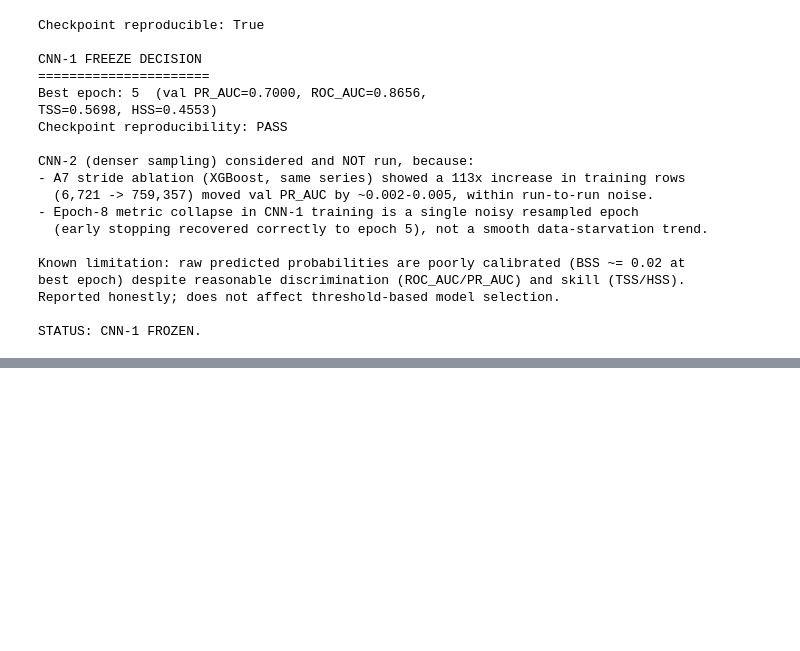
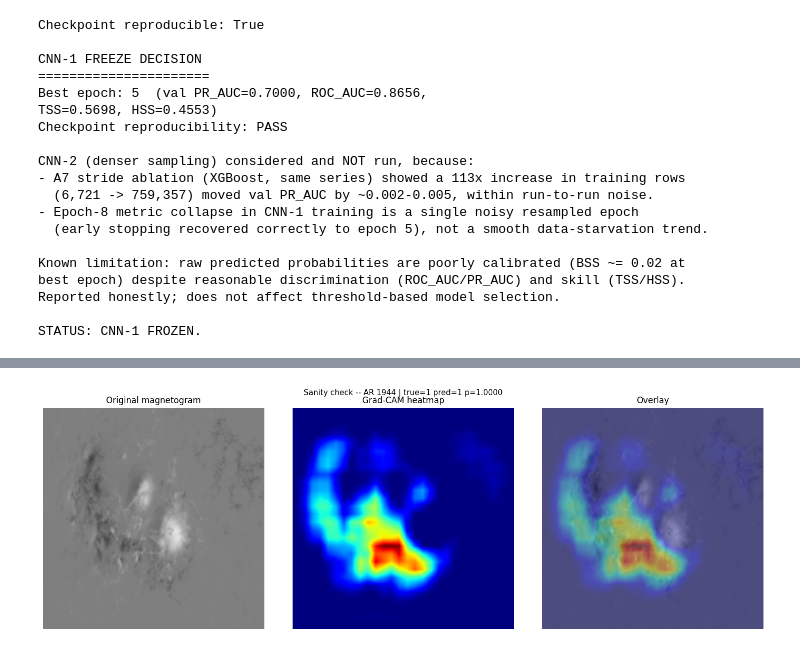
Before and after one commit to EsayasDS/Solar-flare-forecasting, a Jupyter notebook: solar-flare-forecasting.ipynb, the cells around one changed output, grey strips where cells are left out. Saved outputs shown, nothing was run; the diff lists cells and outputs as text; code cells hidden in the pictures; blank space fills up the shorter version.

```diff
--- a/solar-flare-forecasting.ipynb
+++ b/solar-flare-forecasting.ipynb
@@ -2158,0 +4648,91 @@ VERDICT: frozen ImageNet features underperform CNN-1 -> frozen transfer learning
+# %%
+# GRADCAM-B -- full sanity check on one known test image (spec section 10).
+# Re-instantiates a hook-based explainer (the ERROR-12 `gcam` instance already had its
+# hooks removed). This does not create a new model copy -- it reuses `gradcam_model`.
+
+class GradCAMExplainer:
+    """Same Grad-CAM math as ERROR-12's GradCAM class; generate_full() additionally
+    returns every diagnostic value needed for the sanity check and for the
+    quantitative summary stats computed later (GRADCAM-D/E/F)."""
+    def __init__(self, model, layer):
+        self.model = model
+        self.activations = None
+        self.gradients = None
+        self.h1 = layer.register_forward_hook(self._fwd)
+        self.h2 = layer.register_full_backward_hook(self._bwd)
+
+    def _fwd(self, module, inp, out):
+        self.activations = out
+
+    def _bwd(self, module, grad_in, grad_out):
+        self.gradients = grad_out[0]
+
+    def generate_full(self, x):
+        self.model.zero_grad()
+        x = x.clone().requires_grad_(True)
+        logit = self.model(x)                 # continuous logit -- NOT the thresholded label
+        prob = torch.sigmoid(logit).item()
+        logit.backward()                       # backprop from the logit itself
+        act = self.activations                 # [1, C, H, W]
+        grad = self.gradients                  # [1, C, H, W]
+        weights = grad.mean(dim=(2, 3), keepdim=True)
+        cam_raw = torch.relu((weights * act).sum(dim=1, keepdim=True))   # [1,1,H,W]
+        cam_up = torch.nn.functional.interpolate(cam_raw, size=(224, 224),
+                                                  mode="bilinear", align_corners=False)
+        cam_np = cam_up.squeeze().detach().cpu().numpy()
+        cam_norm = (cam_np - cam_np.min()) / (cam_np.max() - cam_np.min() + 1e-8)
+        return dict(
+            logit=logit.item(), prob=prob,
+            activation_shape=tuple(act.shape), gradient_shape=tuple(grad.shape),
+            cam_raw=cam_np, cam_normalized=cam_norm, heatmap_shape=cam_norm.shape,
+            heatmap_min=float(cam_np.min()), heatmap_max=float(cam_np.max()),
+            heatmap_mean=float(cam_np.mean()),
+        )
+
+    def close(self):
+        self.h1.remove(); self.h2.remove()
+
+def load_raw_and_input(ar, filename):
+    with Image.open(IMAGE_ROOT_REAL / ar / filename) as im:
+        raw = np.asarray(im.convert("L"), dtype=np.float32)
+    arr = ((raw / 255.0 - PIXEL_MEAN) / (PIXEL_STD + 1e-8)).astype(np.float32)
+    x = torch.from_numpy(arr).unsqueeze(0).unsqueeze(0).to(device)
+    return raw, x
+
+explainer = GradCAMExplainer(gradcam_model, target_layer)
+
+sanity_row = examples["High-confidence TP"]   # reuse the ERROR-11/12 example dict
+raw_img, x_in = load_raw_and_input(sanity_row["AR"], sanity_row["filename"])
+diag = explainer.generate_full(x_in)
+
+print("## SANITY CHECK -- one known test image\n")
+print(f"Case: High-confidence TP | AR={sanity_row['AR']} | ts={sanity_row['ts']} | filename={sanity_row['filename']}")
+print(f"Image shape (raw): {raw_img.shape}")
+print(f"Model output (logit): {diag['logit']:.6f}")
+print(f"Model output (probability): {diag['prob']:.6f}  (locked p_flare from FINAL-EVAL: {sanity_row['p_flare']:.6f})")
+print(f"True label: {int(sanity_row['label'])}  | Predicted label: {int(sanity_row['pred_label'])}  | Threshold: {FROZEN_THRESHOLD:.4f}")
+print(f"Target layer: {target_layer}")
+print(f"Activation shape: {diag['activation_shape']}")
+print(f"Gradient shape: {diag['gradient_shape']}")
+print(f"Heatmap shape (after resize to 224x224): {diag['heatmap_shape']}")
+print(f"Heatmap min/max/mean (pre-normalization): {diag['heatmap_min']:.6f} / {diag['heatmap_max']:.6f} / {diag['heatmap_mean']:.6f}")
+
+assert abs(diag["prob"] - sanity_row["p_flare"]) < 1e-3, "Sanity-check probability mismatch -- STOP"
+assert np.isfinite(diag["cam_raw"]).all(), "Heatmap contains non-finite values -- STOP"
+assert diag["cam_raw"].max() > diag["cam_raw"].min(), "Heatmap is constant/degenerate -- STOP"
+assert diag["heatmap_shape"] == (224, 224), "Heatmap is not 224x224 -- STOP"
+print("\nAll sanity assertions PASSED: heatmap is finite, non-constant, correctly shaped, and matches the locked probability.")
+
+fig, axes = plt.subplots(1, 3, figsize=(15, 5))
+axes[0].imshow(raw_img, cmap="gray", vmin=0, vmax=255); axes[0].set_title("Original magnetogram"); axes[0].axis("off")
+axes[1].imshow(diag["cam_normalized"], cmap="jet"); axes[1].set_title("Grad-CAM heatmap"); axes[1].axis("off")
+axes[2].imshow(raw_img, cmap="gray", vmin=0, vmax=255)
+axes[2].imshow(diag["cam_normalized"], cmap="jet", alpha=0.40)
+axes[2].set_title("Overlay"); axes[2].axis("off")
+fig.suptitle(f"Sanity check -- AR {sanity_row['AR']} | true={int(sanity_row['label'])} pred={int(sanity_row['pred_label'])} "
+             f"p={sanity_row['p_flare']:.4f}", fontsize=11)
+plt.tight_layout()
+plt.savefig(f"{GRADCAM_DIRS['sanity_check']}/sanity_check.png", dpi=150)
+plt.show()
+print(f"\nSaved: {GRADCAM_DIRS['sanity_check']}/sanity_check.png")
+# %% [output]
@@ -2158,0 +4753 @@ VERDICT: frozen ImageNet features underperform CNN-1 -> frozen transfer learning
+[figure, added]
```
Also changed, not shown: parts of 41 cells of this notebook.
